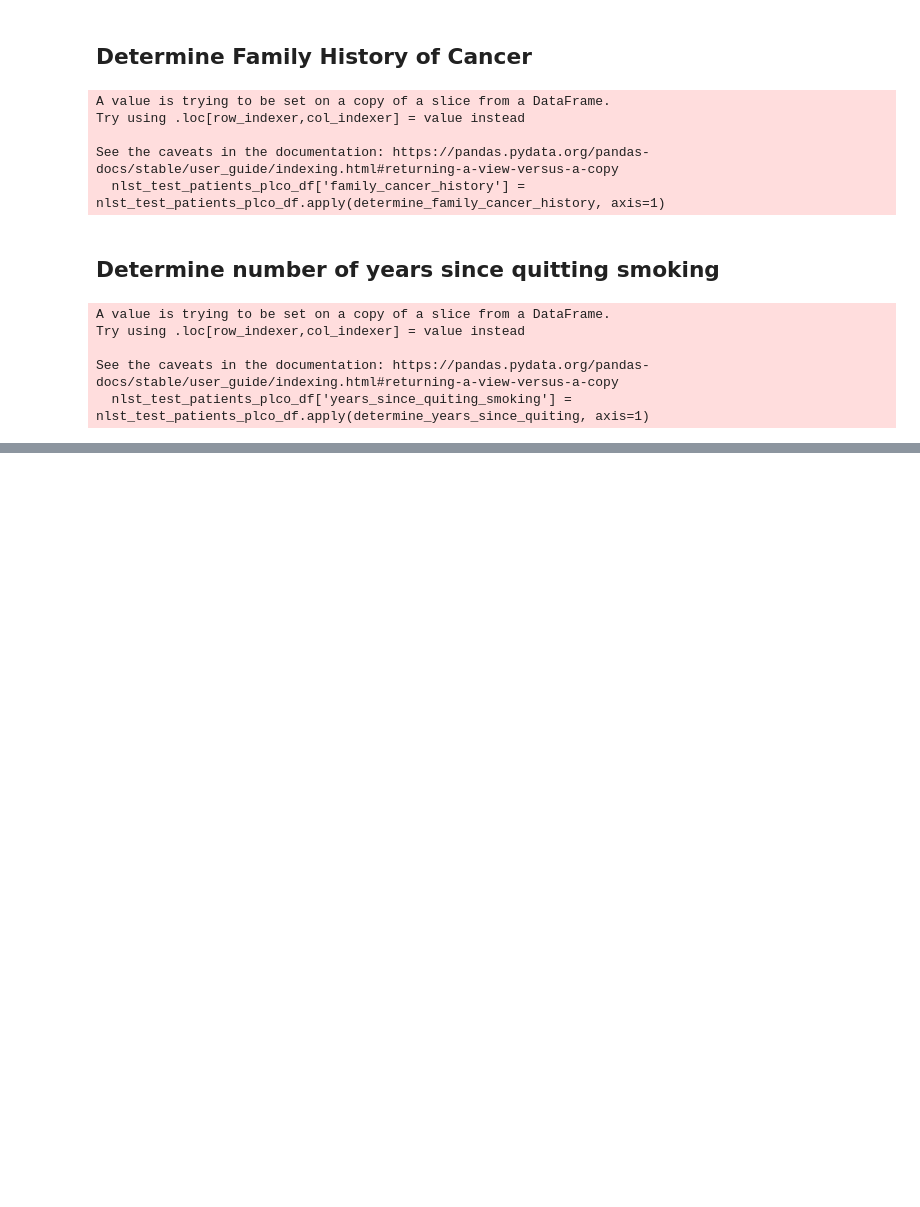
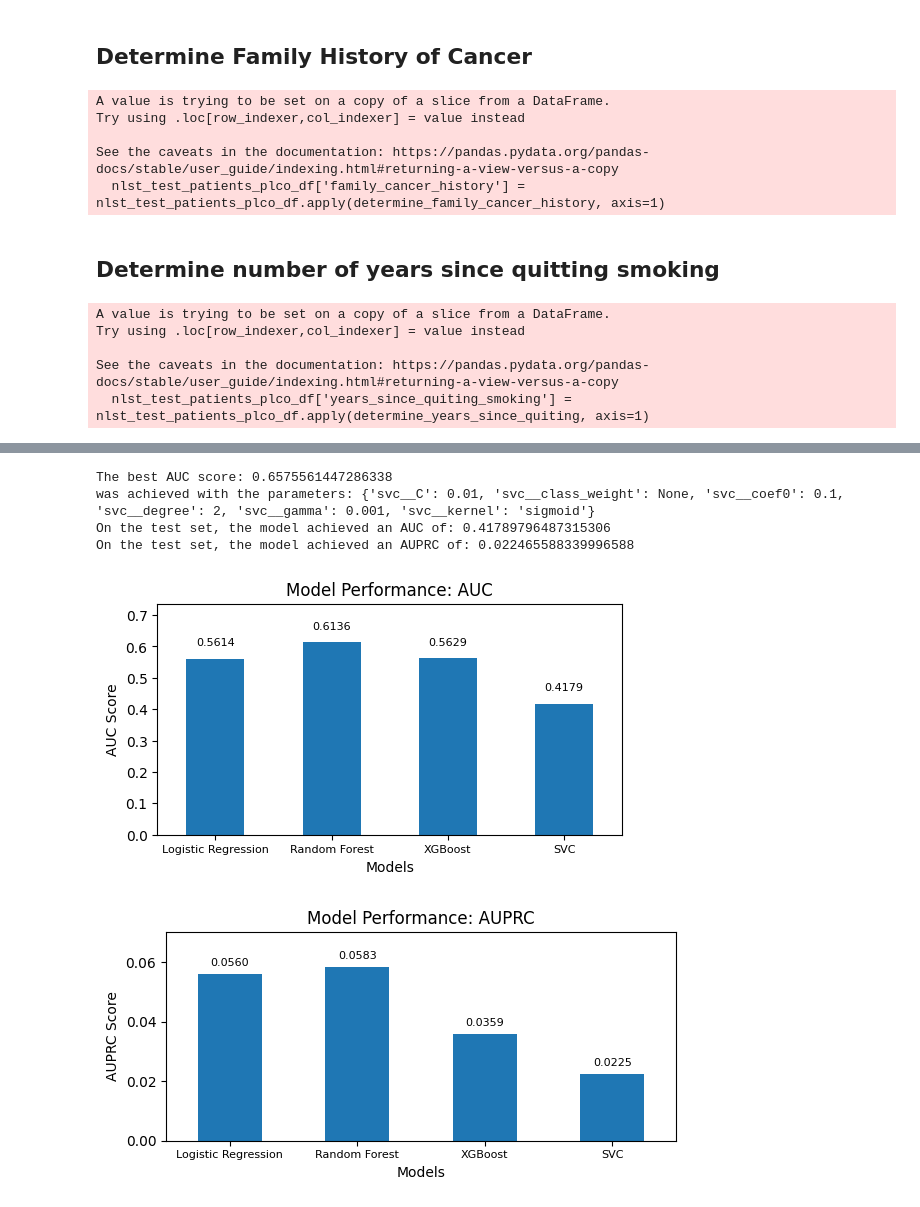
Before and after one commit to leonardgarcia90/Sybil-Project, a Jupyter notebook: Sybil ML Training.ipynb, the cells around one changed output, grey strips where cells are left out. Drawn from its saved outputs; the diff is of its cells as text; code cells hidden in the pictures; blank space fills up the shorter version.

```diff
--- a/Sybil ML Training.ipynb
+++ b/Sybil ML Training.ipynb
@@ -2001,0 +2575,2 @@ nlst_test_patients_plco_df[['age','age_quit','years_since_quiting_smoking']].hea
+# %%
+plco_dic["XGBoost"] = [roc_score_xgb, auprc_xgb]
@@ -2001,0 +2579,18 @@ nlst_test_patients_plco_df[['age','age_quit','years_since_quiting_smoking']].hea
+# %%
+# Create a pipeline that first scales the data then trains the model
+pipe_svc = Pipeline([
+    ('preprocessor', preprocessor),
+    ('svc', SVC(probability = True))
+])
+
+#specify parameter values to search
+params_svc = {
+    'svc__C': [0.01, 0.1, 1, 10, 100],
+    'svc__kernel': ['linear', 'poly', 'rbf', 'sigmoid'],
+    'svc__degree': [2, 3, 4],
+    'svc__gamma': ['scale', 'auto', 0.001, 0.01, 0.1, 1],
+    'svc__coef0': [0.0, 0.1, 0.5, 1],
+    'svc__class_weight': [None, 'balanced']
+}
+# %%
+best_svc_model, roc_score_svc, auprc_svc = train_nlst_model(X_nlst, y_nlst, X_ucla, y_ucla, pipe_svc, params_svc)
@@ -2001,0 +2602,14 @@ nlst_test_patients_plco_df[['age','age_quit','years_since_quiting_smoking']].hea
+# %%
+print_model_scores(best_svc_model, roc_score_svc, auprc_svc)
+# %% [output]
+The best AUC score: 0.6575561447286338
+was achieved with the parameters: {'svc__C': 0.01, 'svc__class_weight': None, 'svc__coef0': 0.1, 'svc__degree': 2, 'svc__gamma': 0.001, 'svc__kernel': 'sigmoid'}
+On the test set, the model achieved an AUC of: 0.41789796487315306
+On the test set, the model achieved an AUPRC of: 0.022465588339996588
+# %%
+plco_dic["SVC"] = [roc_score_svc, auprc_svc]
+# %%
+make_chart_from_dic(plco_dic)
+# %% [output]
+[figure, added]
+[figure, added]
```
Also changed, not shown: parts of 94 cells of this notebook.
